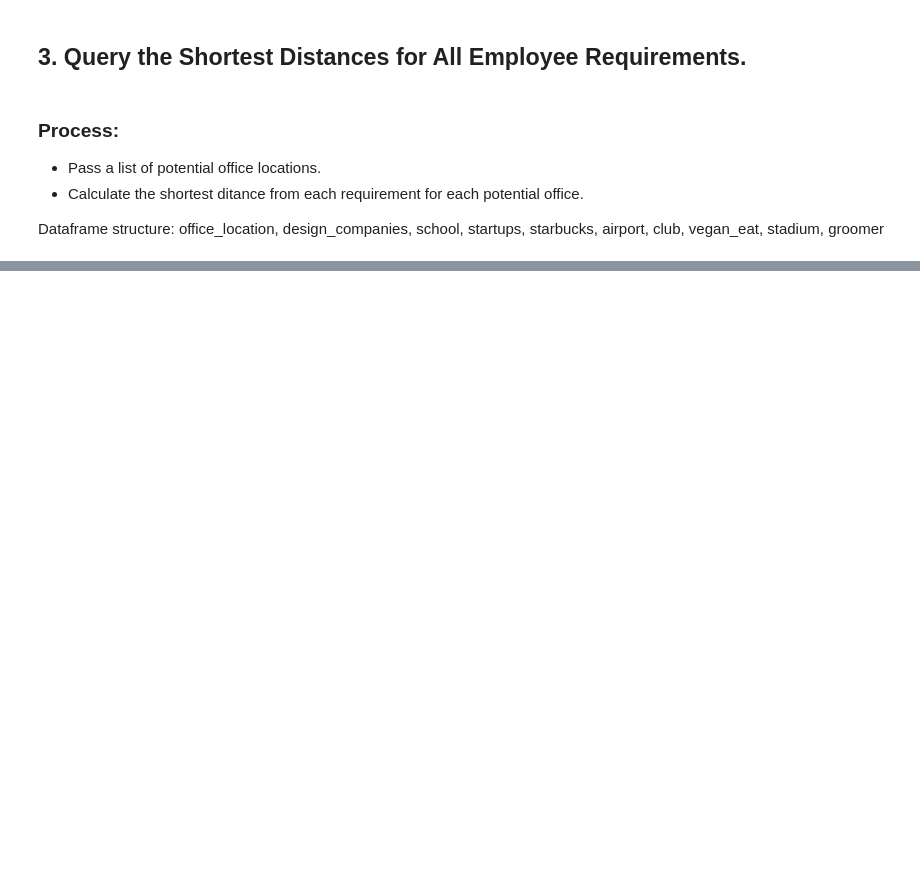
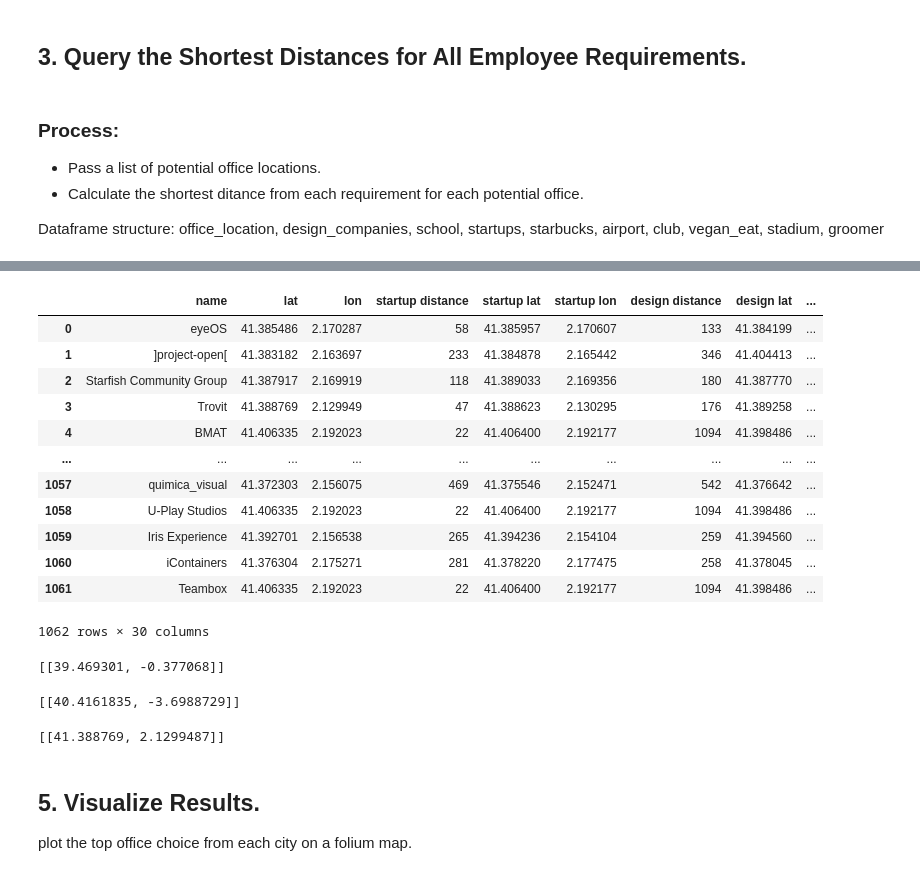
Before and after one commit to VeniceHartwell/project-3-geo, a Jupyter notebook: Analysis.ipynb, the cells around one changed output, grey strips where cells are left out. Drawn from its saved outputs; the diff is of its cells as text; code cells hidden in the pictures; blank space fills up the shorter version.

```diff
--- a/Analysis.ipynb
+++ b/Analysis.ipynb
@@ -116,0 +221,5 @@ Weight value of all employeees: Multiply salary (glassdoor avg) by number of emp
+# %%
+# query Foursquare for the closest venue
+val_nearest_vegan = get_venue('vegan',val)
+bcn_nearest_vegan = get_venue('vegan',bcn)
+mad_nearest_vegan = get_venue('vegan',mad)
@@ -116,0 +230,5 @@ Weight value of all employeees: Multiply salary (glassdoor avg) by number of emp
+# %%
+# query Foursquare for the closest venue
+val_nearest_stadium = get_venue('stadium',val)
+bcn_nearest_stadium = get_venue('stadium',bcn)
+mad_nearest_stadium = get_venue('stadium',mad)
@@ -116,0 +239,5 @@ Weight value of all employeees: Multiply salary (glassdoor avg) by number of emp
+# %%
+# query Foursquare for the closest venue
+val_nearest_groomer = get_venue('pet services',val)
+bcn_nearest_groomer = get_venue('pet services',bcn)
+mad_nearest_groomer = get_venue('pet services',mad)
@@ -116,0 +246,25 @@ Weight value of all employeees: Multiply salary (glassdoor avg) by number of emp
+# %%
+# merge madrid dataframes for easy access
+df_list = [mad, mad_nearest_startup, mad_nearest_designer, mad_nearest_starbucks, mad_nearest_airport,
+           mad_nearest_school, mad_nearest_club, mad_nearest_vegan, mad_nearest_stadium, mad_nearest_groomer]
+import functools as ft
+mad_complete = ft.reduce(lambda left, right: pd.merge(left, right, on='name'), df_list)
+
+# merge barcelona dataframes for easy access
+df_list = [bcn, bcn_nearest_startup, bcn_nearest_designer, bcn_nearest_starbucks, bcn_nearest_airport,
+           bcn_nearest_school, bcn_nearest_club, bcn_nearest_vegan, bcn_nearest_stadium, bcn_nearest_groomer]
+import functools as ft
+bcn_complete = ft.reduce(lambda left, right: pd.merge(left, right, on='name'), df_list)
+
+# merge valencia dataframes for easy access
+df_list = [val, val_nearest_startup, val_nearest_designer, val_nearest_starbucks, val_nearest_airport,
+           val_nearest_school, val_nearest_club, val_nearest_vegan, val_nearest_stadium, val_nearest_groomer]
+import functools as ft
+val_complete = ft.reduce(lambda left, right: pd.merge(left, right, on='name'), df_list)
+
+# save dataframes to csvs
+mad_complete.to_csv("output/madrid_office_proximity.csv")
+bcn_complete.to_csv("output/barcelona_office_proximity.csv")
+val_complete.to_csv("output/valencia_office_proximity.csv")
+
+val_complete
@@ -116,0 +293,16 @@ Weight value of all employeees: Multiply salary (glassdoor avg) by number of emp
+# %%
+bcn_complete
+# %% [output]
+|  | name | lat | lon | startup distance | startup lat | startup lon | design distance | design lat | ... |
+| 0 | eyeOS | 41.385486 | 2.170287 | 58 | 41.385957 | 2.170607 | 133 | 41.384199 | ... |
+| 1 | ]project-open[ | 41.383182 | 2.163697 | 233 | 41.384878 | 2.165442 | 346 | 41.404413 | ... |
+| 2 | Starfish Community Group | 41.387917 | 2.169919 | 118 | 41.389033 | 2.169356 | 180 | 41.387770 | ... |
+| 3 | Trovit | 41.388769 | 2.129949 | 47 | 41.388623 | 2.130295 | 176 | 41.389258 | ... |
+| 4 | BMAT | 41.406335 | 2.192023 | 22 | 41.406400 | 2.192177 | 1094 | 41.398486 | ... |
+| ... | ... | ... | ... | ... | ... | ... | ... | ... | ... |
+| 1057 | quimica_visual | 41.372303 | 2.156075 | 469 | 41.375546 | 2.152471 | 542 | 41.376642 | ... |
+| 1058 | U-Play Studios | 41.406335 | 2.192023 | 22 | 41.406400 | 2.192177 | 1094 | 41.398486 | ... |
+| 1059 | Iris Experience | 41.392701 | 2.156538 | 265 | 41.394236 | 2.154104 | 259 | 41.394560 | ... |
+| 1060 | iContainers | 41.376304 | 2.175271 | 281 | 41.378220 | 2.177475 | 258 | 41.378045 | ... |
+| 1061 | Teambox | 41.406335 | 2.192023 | 22 | 41.406400 | 2.192177 | 1094 | 41.398486 | ... |
+1062 rows × 30 columns
@@ -116,0 +325,21 @@ Weight value of all employeees: Multiply salary (glassdoor avg) by number of emp
+# %%
+# loop through a list of all office locations and compare to their respective distances from each venue
+madrid_office = closest_office(mad_complete)
+barcelona_office = closest_office(bcn_complete)
+valencia_office = closest_office(val_complete)
+
+# display test values
+valencia_office
+# %% [output]
+[[39.469301, -0.377068]]
+# %%
+madrid_office
+# %% [output]
+[[40.4161835, -3.6988729]]
+# %%
+barcelona_office
+# %% [output]
+[[41.388769, 2.1299487]]
+# %% [markdown]
+## 5. Visualize Results.
+plot the top office choice from each city on a folium map.
```
Also changed, not shown: parts of 39 cells of this notebook, 7 other files.
